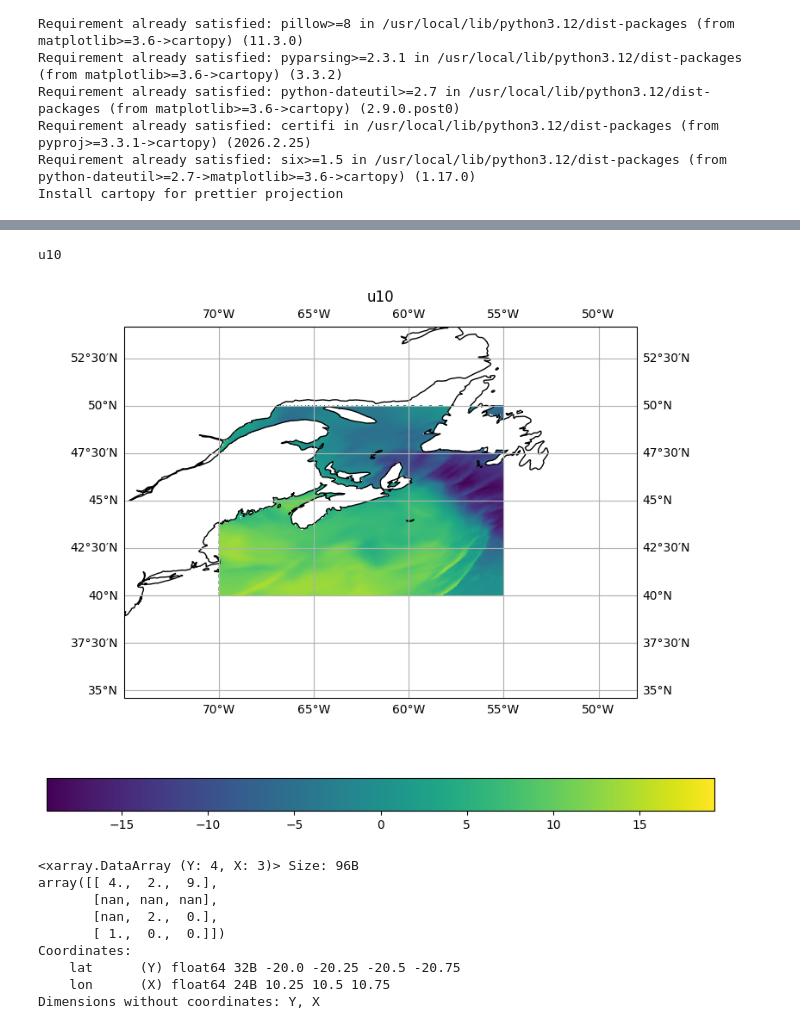
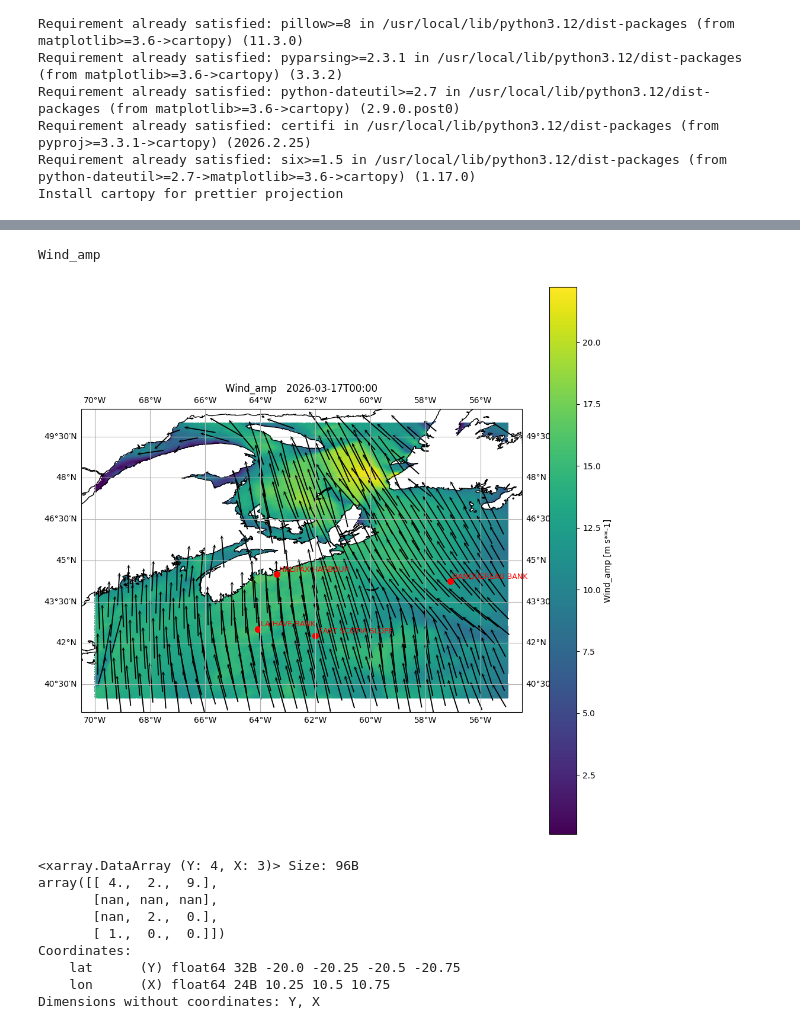
Before and after one commit to jclary-31/Wave_forecast_postprocessing, a Jupyter notebook: Wave.ipynb, the cells around one changed output, grey strips where cells are left out. Drawn from its saved outputs; the diff is of its cells as text; code cells hidden in the pictures.

```diff
--- a/Wave.ipynb
+++ b/Wave.ipynb
@@ -136,8 +136,8 @@ buoy_ids
 from bs4 import BeautifulSoup
 import xml.etree.ElementTree as ET
 
-buoy_ids=stations['# WMO'].tolist()
-buoy_ids
+#buoy_ids=stations['# WMO'].tolist()
+#buoy_ids
 i=-1
 
 moored_dir='https://dd.weather.gc.ca/'+day+'/WXO-DD/observations/swob-ml/marine/moored-buoys/'
@@ -239,7 +239,7 @@ def get_buoy(buyo_dir):
 
   #create datetime after numeric conversion, if before, date_tm will be a strange number
   #print(Q['date_tm'][0])
-  Q['date_tm']=pd.to_datetime(Q['date_tm'],format='ISO8601').dt.tz_localize(None)# localize (None) to remove UTC reference
+  Q['date_tm']=pd.to_datetime(Q['date_tm'],format='ISO8601')#.dt.tz_localize(None)# localize (None) to remove UTC reference
 
   #finally rename columns
   # SW= significant wave
@@ -985,34 +971,79 @@ Coordinates:
 # %%
 
+###I got a problem with colorbar...
+
 # Get the key variable
-key=list(ds.keys())[0]
+key=list(ds.keys())[2]
 print(key)
-
-###create a dictionnary here to create (key : variable meaning ) relation
 
 
 # Create a figure and an axes object with a PlateCarree projection
-plt.figure(figsize=(10, 8))
-ax = plt.axes(projection=ccrs.PlateCarree())
+#plt.figure(figsize=(10, 8))
+fig,ax=plt.subplots(1,figsize=(12,12),subplot_kw={'projection':ccrs.PlateCarree()})
 
 # Plot the data
 # xarray's plot method integrates well with cartopy for geographical plotting
 ds[key].plot(ax=ax,
                 transform=ccrs.PlateCarree(),
                 x='longitude',
                 y='latitude',
                 cmap='viridis',
-                cbar_kwargs={'label': '',
-                             'orientation' : 'horizontal'})
+                # cbar_kwargs={'label': '',
+                #              'orientation' : 'horizontal'}
+             )
 
 # Add map features
 ax.coastlines()
 ax.gridlines(draw_labels=True, dms=True, x_inline=False, y_inline=False)
 
+
+###those angle are in math convention! (counterclockwise+ 0at east) + this is where the wind go
+# buoy normally give incoming direction in geographical convention!
+step=20
+ds.isel(x=slice(None,None,step), y=slice(None,None,step))\
+  .plot.quiver(x='longitude',y='latitude',
+               u='U_rot',v='V_rot',
+               #aspect='equal',size=8,
+               width=0.0025 ,headaxislength=2,headlength=4,headwidth=4,
+               scale=150,ax=ax,
+               cbar_kwargs={'label': 'm/s',
+                          'orientation' : 'horizontal','location':'bottom'}
+               )
+
+
+# Add buoy locations
+ax.scatter(stations['Longitude'], stations['Latitude'],
+           transform=ccrs.PlateCarree(),
+           color='red', marker='o', s=50, label='Buoys')
+for index, row in stations.iterrows():
+    ax.text(row['Longitude'] + 0.1,
+            row['Latitude'] + 0.1,
+            row['EN name'],
+            transform=ccrs.PlateCarree(),
+            fontsize=9, color='red')
+
+
 # Set title
-plt.title('u10')
-plt.show()
+ax.set_title(key+'   '+ str(ds.time.values)[:-13])
+
+bbox={
+    'min_lat':40-.5,
+    'max_lat':50+.5,
+    'min_lon':-70-.5,
+    'max_lon':-55+.5,
+}
+# Recenter the figure using the bbox
+ax.set_extent([bbox['min_lon'],
+               bbox['max_lon'],
+               bbox['min_lat'],
+               bbox['max_lat']],
+               crs=ccrs.PlateCarree())
+
+#fig.colorbar(ds[key].plot(),ax=ax,label='m/s',location='bottom')
+
+
+fig.savefig('example_locationandwind.jpg')
 # %% [output]
-u10
+Wind_amp
-[figure, old version]
+[figure, new version]
 # %%
```
Also changed, not shown: parts of 44 cells of this notebook.
